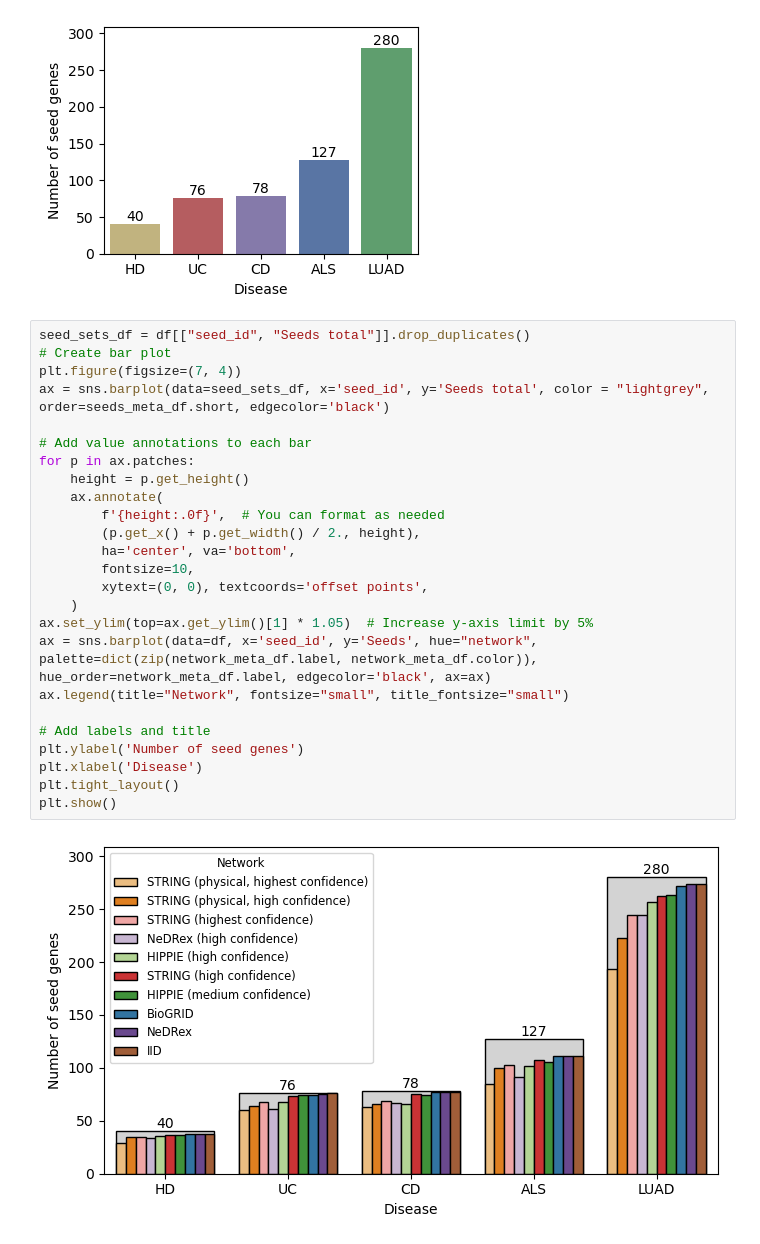
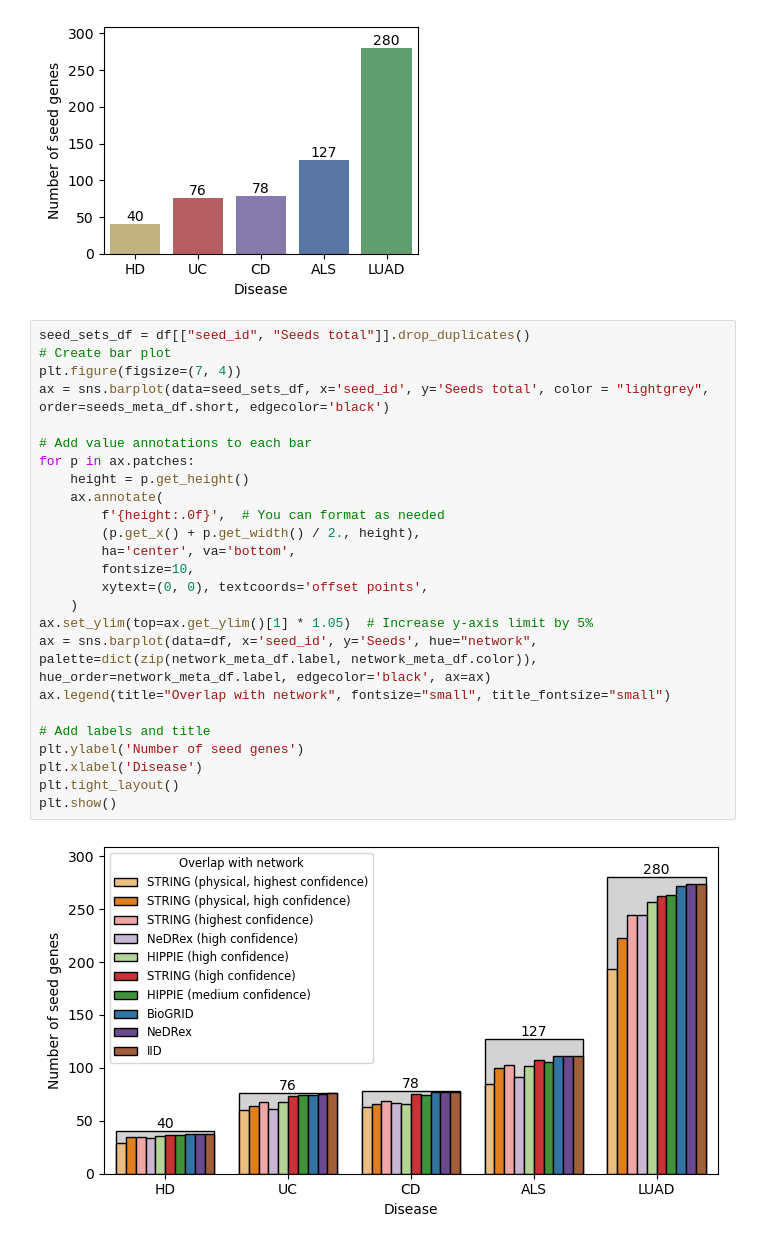
Before and after one commit to REPO4EU/modulediscovery_demonstration, a Jupyter notebook: src/03_visualize_seed_genes.ipynb, the cells around one changed output. Cells and saved outputs as stored; diff of their text form.

```diff
--- a/src/03_visualize_seed_genes.ipynb
+++ b/src/03_visualize_seed_genes.ipynb
@@ -68,27 +68,27 @@ plt.show()
 # %%
 seed_sets_df = df[["seed_id", "Seeds total"]].drop_duplicates()
 # Create bar plot
 plt.figure(figsize=(7, 4))
 ax = sns.barplot(data=seed_sets_df, x='seed_id', y='Seeds total', color = "lightgrey", order=seeds_meta_df.short, edgecolor='black')
 
 # Add value annotations to each bar
 for p in ax.patches:
     height = p.get_height()
     ax.annotate(
         f'{height:.0f}',  # You can format as needed
         (p.get_x() + p.get_width() / 2., height),
         ha='center', va='bottom',
         fontsize=10,
         xytext=(0, 0), textcoords='offset points',
     )
 ax.set_ylim(top=ax.get_ylim()[1] * 1.05)  # Increase y-axis limit by 5%
 ax = sns.barplot(data=df, x='seed_id', y='Seeds', hue="network", palette=dict(zip(network_meta_df.label, network_meta_df.color)), hue_order=network_meta_df.label, edgecolor='black', ax=ax)
-ax.legend(title="Network", fontsize="small", title_fontsize="small")
+ax.legend(title="Overlap with network", fontsize="small", title_fontsize="small")
 
 # Add labels and title
 plt.ylabel('Number of seed genes')
 plt.xlabel('Disease')
 plt.tight_layout()
 plt.show()
 # %% [output]
-[figure, old version]
+[figure, new version]
```
Also changed, not shown: 1 other file.
